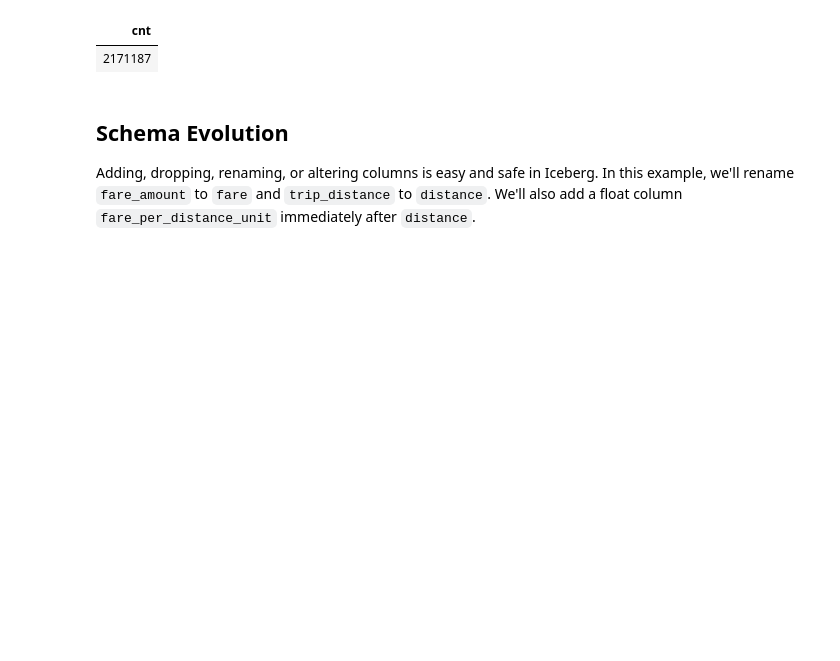
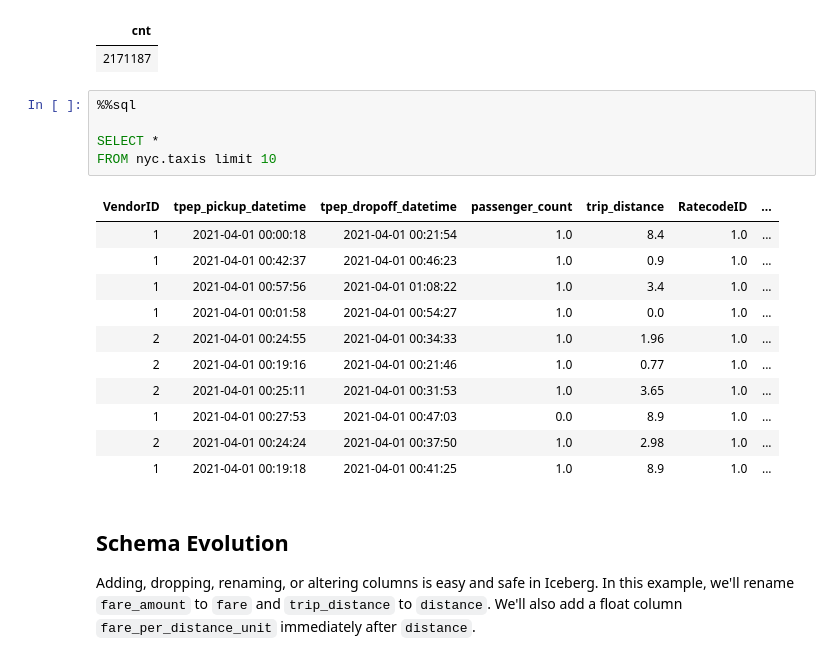
Before and after one commit to msc-open-metadata/polaris-boot, a Jupyter notebook: polaris-spark-local-postgres/notebooks/iceberg-spark-opendic-getting-started.ipynb, the cells around one changed output. Saved outputs shown, nothing was run; the diff lists cells and outputs as text; blank space fills up the shorter version.

```diff
--- a/polaris-spark-local-postgres/notebooks/iceberg-spark-opendic-getting-started.ipynb
+++ b/polaris-spark-local-postgres/notebooks/iceberg-spark-opendic-getting-started.ipynb
@@ -421,6 +354,23 @@ FROM nyc.taxis
 # %% [output]
 | cnt |
 | 2171187 |
+# %%
+%%sql
+
+SELECT *
+FROM nyc.taxis limit 10
+# %% [output]
+| VendorID | tpep_pickup_datetime | tpep_dropoff_datetime | passenger_count | trip_distance | RatecodeID | ... |
+| 1 | 2021-04-01 00:00:18 | 2021-04-01 00:21:54 | 1.0 | 8.4 | 1.0 | ... |
+| 1 | 2021-04-01 00:42:37 | 2021-04-01 00:46:23 | 1.0 | 0.9 | 1.0 | ... |
+| 1 | 2021-04-01 00:57:56 | 2021-04-01 01:08:22 | 1.0 | 3.4 | 1.0 | ... |
+| 1 | 2021-04-01 00:01:58 | 2021-04-01 00:54:27 | 1.0 | 0.0 | 1.0 | ... |
+| 2 | 2021-04-01 00:24:55 | 2021-04-01 00:34:33 | 1.0 | 1.96 | 1.0 | ... |
+| 2 | 2021-04-01 00:19:16 | 2021-04-01 00:21:46 | 1.0 | 0.77 | 1.0 | ... |
+| 2 | 2021-04-01 00:25:11 | 2021-04-01 00:31:53 | 1.0 | 3.65 | 1.0 | ... |
+| 1 | 2021-04-01 00:27:53 | 2021-04-01 00:47:03 | 0.0 | 8.9 | 1.0 | ... |
+| 2 | 2021-04-01 00:24:24 | 2021-04-01 00:37:50 | 1.0 | 2.98 | 1.0 | ... |
+| 1 | 2021-04-01 00:19:18 | 2021-04-01 00:41:25 | 1.0 | 8.9 | 1.0 | ... |
 # %% [markdown]
 ## Schema Evolution
 
```
Also changed, not shown: parts of 25 cells of this notebook, 2 other files.
